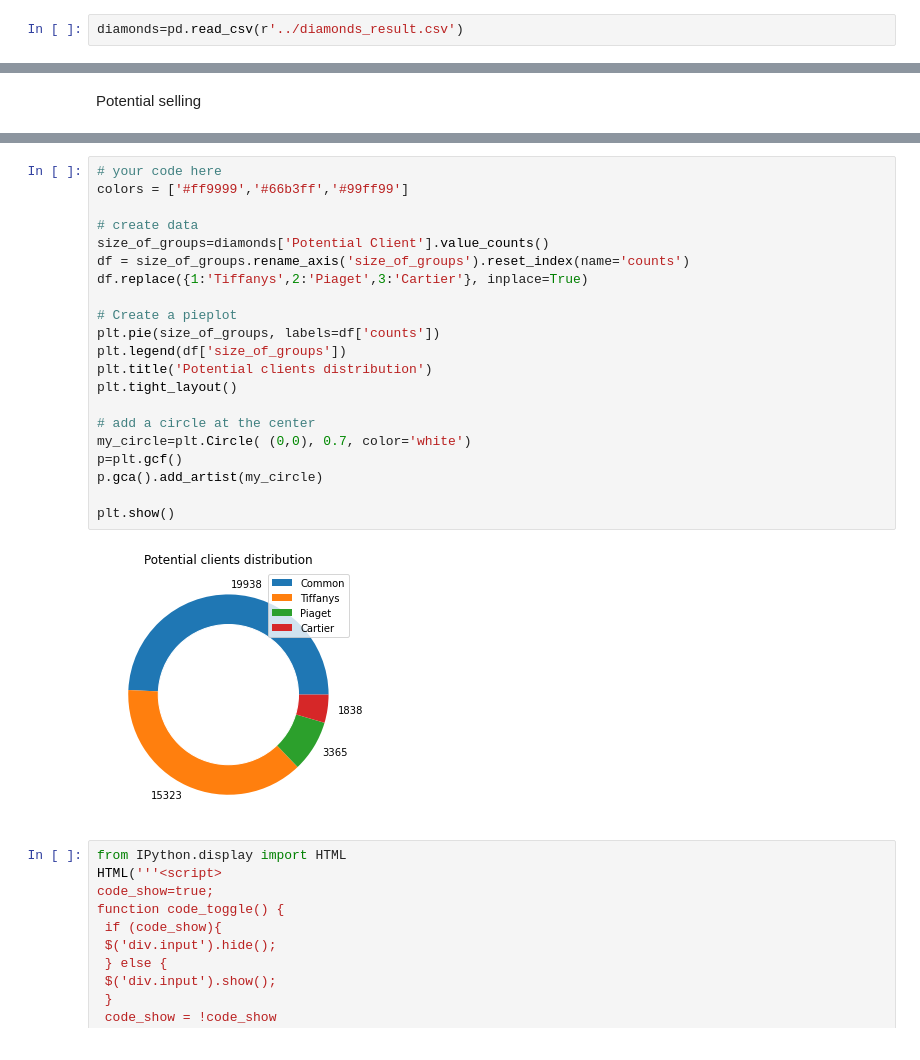
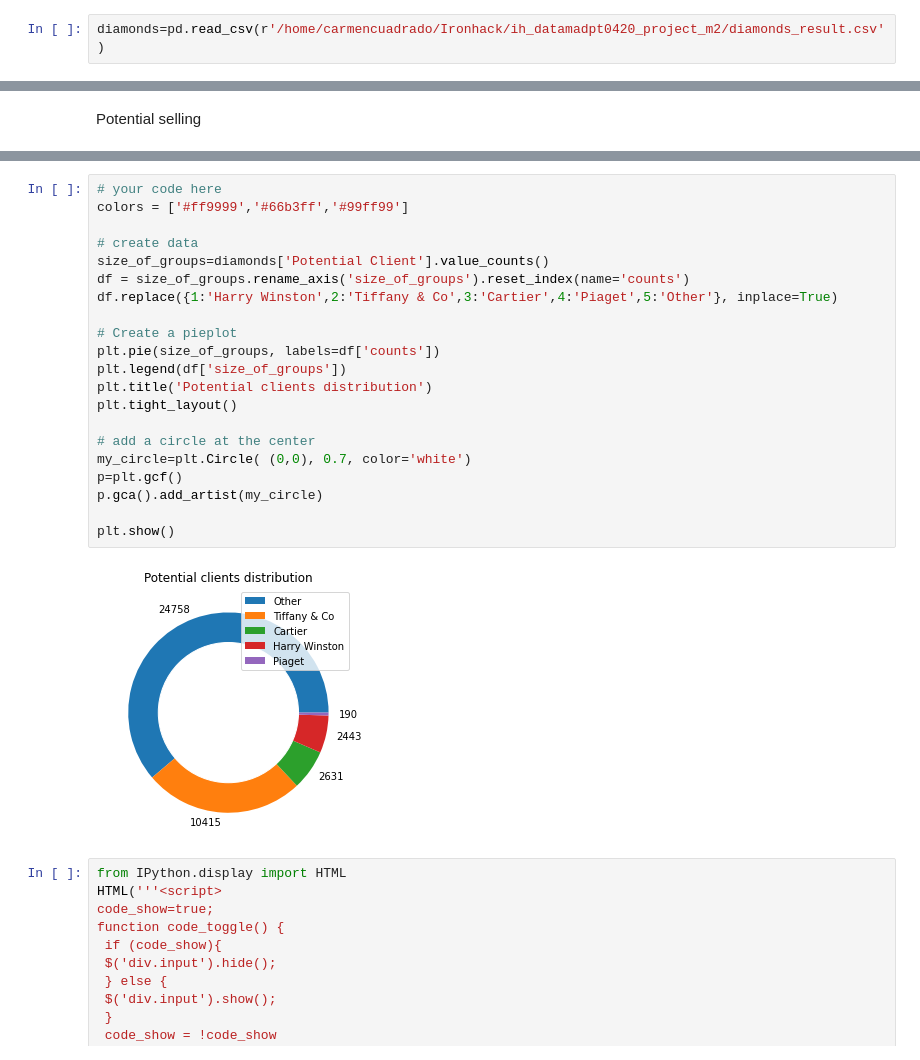
Before and after one commit to potacho/ih_datamadpt0420_project_m2, a Jupyter notebook: 4. Conclusions.ipynb, the cells around one changed output, grey strips where cells are left out. Cells and saved outputs as stored; diff of their text form.

Commit message:
mid-project

```diff
--- a/4. Conclusions.ipynb
+++ b/4. Conclusions.ipynb
@@ -99,5 +95,5 @@ plt.show()
 # %%
-diamonds=pd.read_csv(r'../diamonds_result.csv')
+diamonds=pd.read_csv(r'/home/carmencuadrado/Ironhack/ih_datamadpt0420_project_m2/diamonds_result.csv')
 # %%
 diamonds.columns
 # %% [output]
@@ -123,26 +128,26 @@ Potential selling
 # %%
 # your code here
 colors = ['#ff9999','#66b3ff','#99ff99']
 
 # create data
 size_of_groups=diamonds['Potential Client'].value_counts()
 df = size_of_groups.rename_axis('size_of_groups').reset_index(name='counts')
-df.replace({1:'Tiffanys',2:'Piaget',3:'Cartier'}, inplace=True)
+df.replace({1:'Harry Winston',2:'Tiffany & Co',3:'Cartier',4:'Piaget',5:'Other'}, inplace=True)
 
 # Create a pieplot
 plt.pie(size_of_groups, labels=df['counts'])
 plt.legend(df['size_of_groups'])
 plt.title('Potential clients distribution')
 plt.tight_layout()
 
 # add a circle at the center
 my_circle=plt.Circle( (0,0), 0.7, color='white')
 p=plt.gcf()
 p.gca().add_artist(my_circle)
 
 plt.show()
 # %% [output]
-[figure, old version]
+[figure, new version]
 # %%
 from IPython.display import HTML
 HTML('''<script>
```
Also changed, not shown: parts of 6 cells of this notebook, 1 other file.
